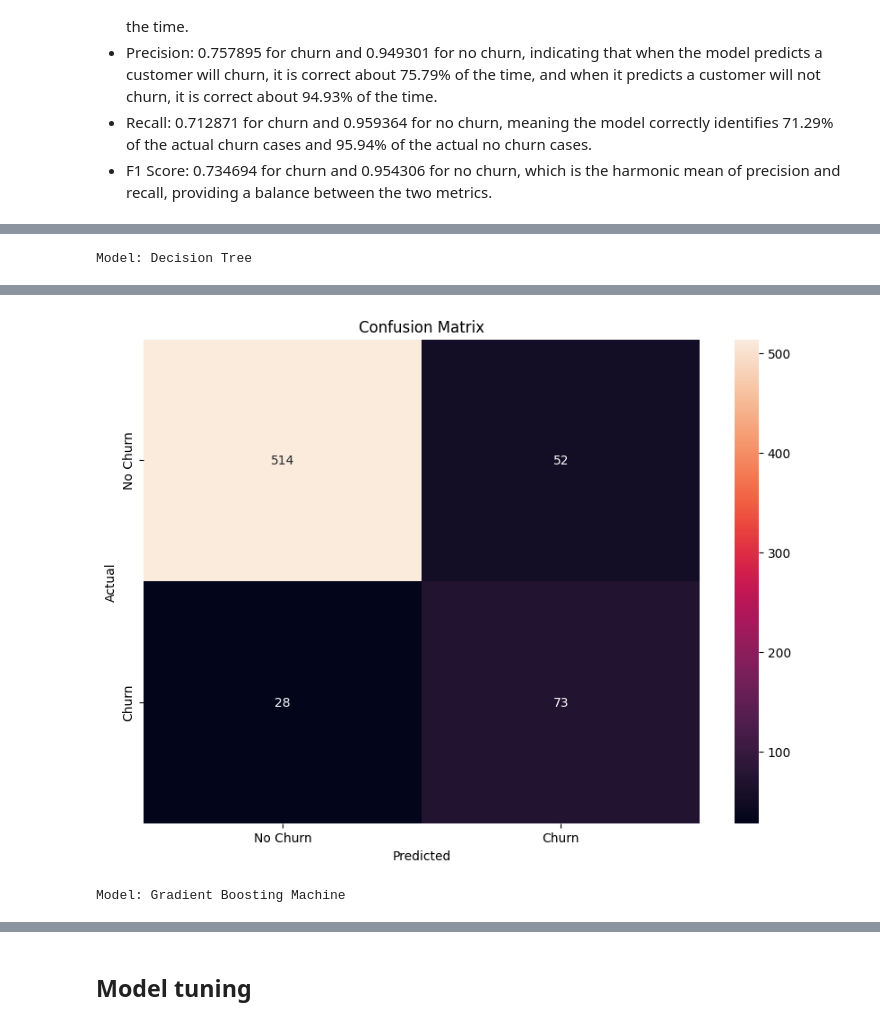
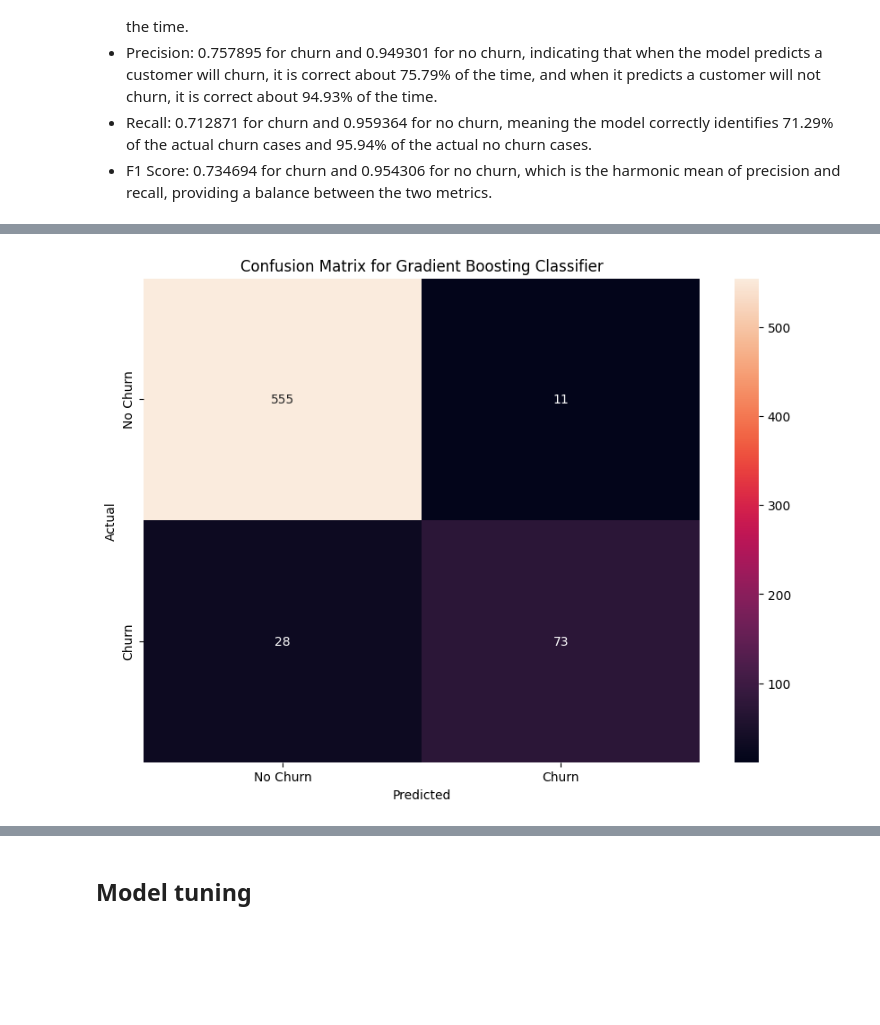
Before and after one commit to cynthiajepkogei/project-phase-3, a Jupyter notebook: notebook.ipynb, the cells around one changed output, grey strips where cells are left out. Drawn from its saved outputs; the diff is of its cells as text; code cells hidden in the pictures; blank space fills up the shorter version.

```diff
--- a/notebook.ipynb
+++ b/notebook.ipynb
@@ -543,0 +609,16 @@ In terms of overall performance, the model seems to be better at predicting cust
+# %%
+from sklearn.ensemble import GradientBoostingClassifier
+from sklearn.metrics import classification_report
+
+# Instantiate the Gradient Boosting Classifier
+model = GradientBoostingClassifier(random_state=42)
+
+# Train the model
+model.fit(X_train_smote, y_train_smote)
+
+# Make predictions on the test set
+y_pred = model.predict(X_test_scaled)
+
+# Calculate and print the classification report
+report = classification_report(y_test, y_pred)
+print(report)
@@ -544,52 +640,22 @@ In terms of overall performance, the model seems to be better at predicting cust
 # %%
-from sklearn.metrics import classification_report, confusion_matrix
+from sklearn.metrics import confusion_matrix
 import seaborn as sns
 import matplotlib.pyplot as plt
 
-# Define models
-models = {
-    "Decision Tree": DecisionTreeClassifier(),
-    "Gradient Boosting Machine": GradientBoostingClassifier(),
-}
+# Predict on test data
+y_pred = model.predict(X_test_scaled)
 
-# Function to train and evaluate models
-def train_and_evaluate_models(models, X_train, y_train, X_test, y_test):
-    results = {}
+# Calculate confusion matrix
+cm = confusion_matrix(y_test, y_pred)
 
-    # Iterate over models
-    for name, model in models.items():
-        # Train the model
-        model.fit(X_train, y_train)
+# Convert confusion matrix to DataFrame
+cm_df = pd.DataFrame(cm, index=['No Churn', 'Churn'], columns=['No Churn', 'Churn'])
 
-        # Make predictions
-        y_pred = model.predict(X_test)
-
-        # Calculate metrics and display them
-        report = classification_report(y_test, y_pred, output_dict=True)
-        df_model = pd.DataFrame(report).transpose()
-        df_model.rename(index={'0': 'No Churn', '1': 'Churn'}, inplace=True)
-
-        # Calculate confusion matrix
-        cm = confusion_matrix(y_test, y_pred)
-        df_cm = pd.DataFrame(cm, index=['No Churn', 'Churn'], columns=['No Churn', 'Churn'])
-
-        # Store results
-        results[name] = {'report': df_model, 'confusion_matrix': df_cm}
-
-    return results
-
-# Train and evaluate models
-results = train_and_evaluate_models(models, X_train_smote, y_train_smote, X_test_scaled, y_test)
-
-# Display results in separate cells
-for name, result in results.items():
-    print(f"Model: {name}")
-    display(result['report'])
-    plt.figure(figsize=(10,7))
-    sns.heatmap(result['confusion_matrix'], annot=True, fmt='d')
-    plt.title('Confusion Matrix')
-    plt.xlabel('Predicted')
-    plt.ylabel('Actual')
-    plt.show()
+# Plot the confusion matrix
+plt.figure(figsize=(10,7))
+sns.heatmap(cm_df, annot=True, fmt='d')
+plt.title('Confusion Matrix for Gradient Boosting Classifier')
+plt.xlabel('Predicted')
+plt.ylabel('Actual')
+plt.show()
 # %% [output]
-Model: Decision Tree
@@ -602,2 +662 @@ Model: Decision Tree
-[figure, old version]
+[figure, new version]
-Model: Gradient Boosting Machine
```
Also changed, not shown: parts of 20 cells of this notebook.
